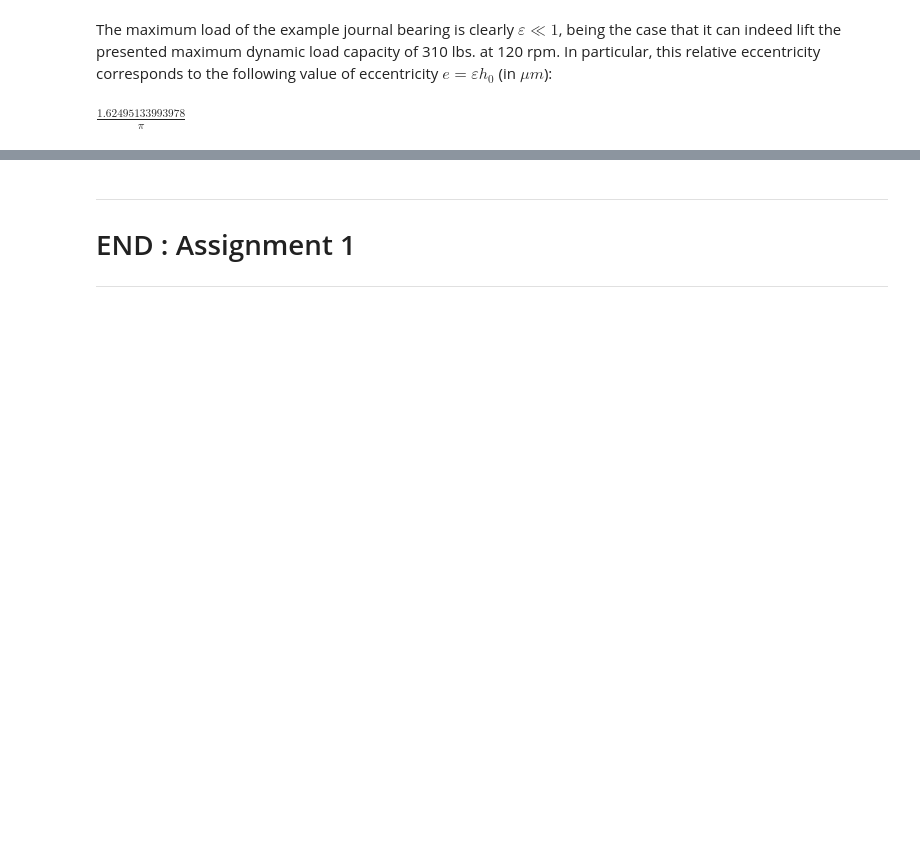
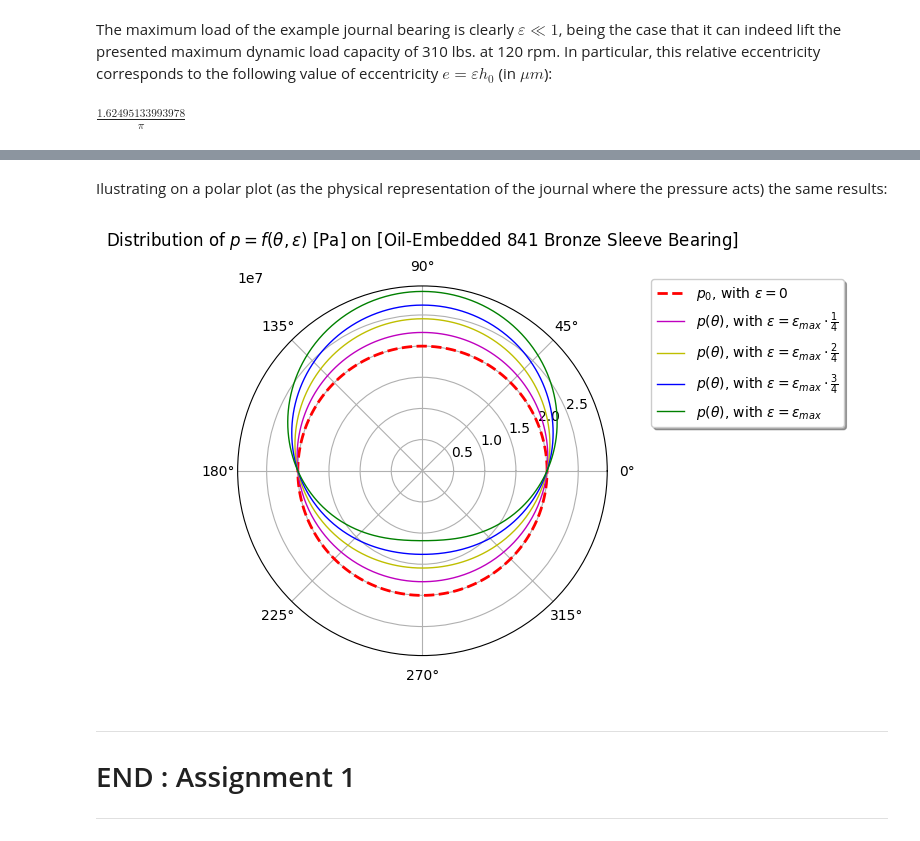
Before and after one commit to rclUPC/AdvancedFluidMechanics, a Jupyter notebook: 1-microFlows/Assignment1_POL.ipynb, the cells around one changed output, grey strips where cells are left out. Cells and saved outputs as stored; diff of their text form; code cells hidden in the pictures; blank space fills up the shorter version.

```diff
--- a/1-microFlows/Assignment1_POL.ipynb
+++ b/1-microFlows/Assignment1_POL.ipynb
@@ -410,3 +429,24 @@ ax.grid(which='major',axis='both')
+# %% [markdown]
+Ilustrating on a polar plot (as the physical representation of the journal where the pressure acts) the same results:
+# %%
+theta_Array = np.arange(0,361) * np.pi / 180
+
+fig, ax = plt.subplots(subplot_kw={'projection': 'polar'})
+#ax.set_rmax(1.6)
+#ax.set_yticklabels([])
+ax.grid(True)
+ax.plot(theta_Array,p0_Array,'r--',label=r'$p_0$, with $\varepsilon=0$ ',linewidth=2)
+ax.plot(theta_Array,p1_Array,'m',label=r'$p(\theta)$, with $\varepsilon=\varepsilon_{max} \cdot \frac{1}{4}$',linewidth=1)
+ax.plot(theta_Array,p2_Array,'y',label=r'$p(\theta)$, with $\varepsilon=\varepsilon_{max} \cdot \frac{2}{4}$',linewidth=1)
+ax.plot(theta_Array,p3_Array,'b',label=r'$p(\theta)$, with $\varepsilon=\varepsilon_{max} \cdot \frac{3}{4}$',linewidth=1)
+ax.plot(theta_Array,p4_Array,'g',label=r'$p(\theta)$, with $\varepsilon=\varepsilon_{max}$',linewidth=1)
+ax.set_title(r'Distribution of $p=f(\theta,\epsilon)$ [Pa] on [Oil-Embedded 841 Bronze Sleeve Bearing]', va='bottom')
+
+angle = np.deg2rad(0)
+legend = ax.legend(loc='lower left', bbox_to_anchor=(0.6 + np.cos(angle)/2, 0.6 + np.sin(angle)/2), shadow=True)
+plt.show()
+# %% [output]
+[figure, added]
 # %% [markdown]
 -------------------------------
 # END : Assignment 1
```
Also changed, not shown: parts of 26 cells of this notebook.
